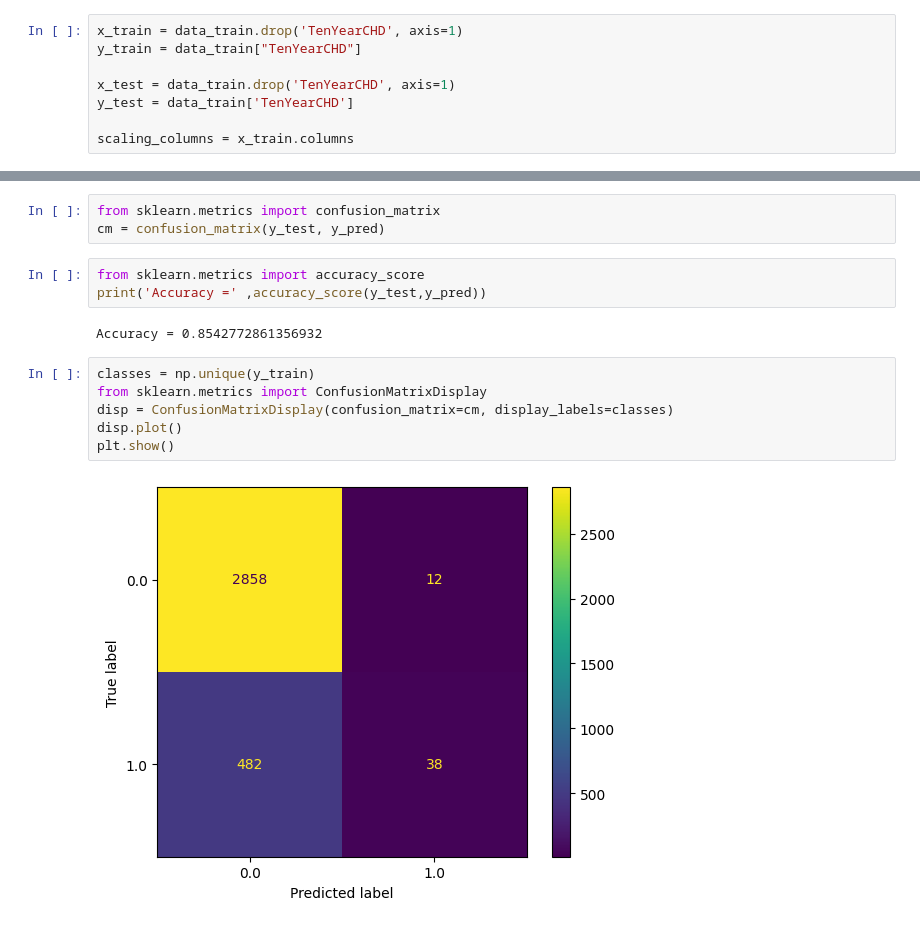
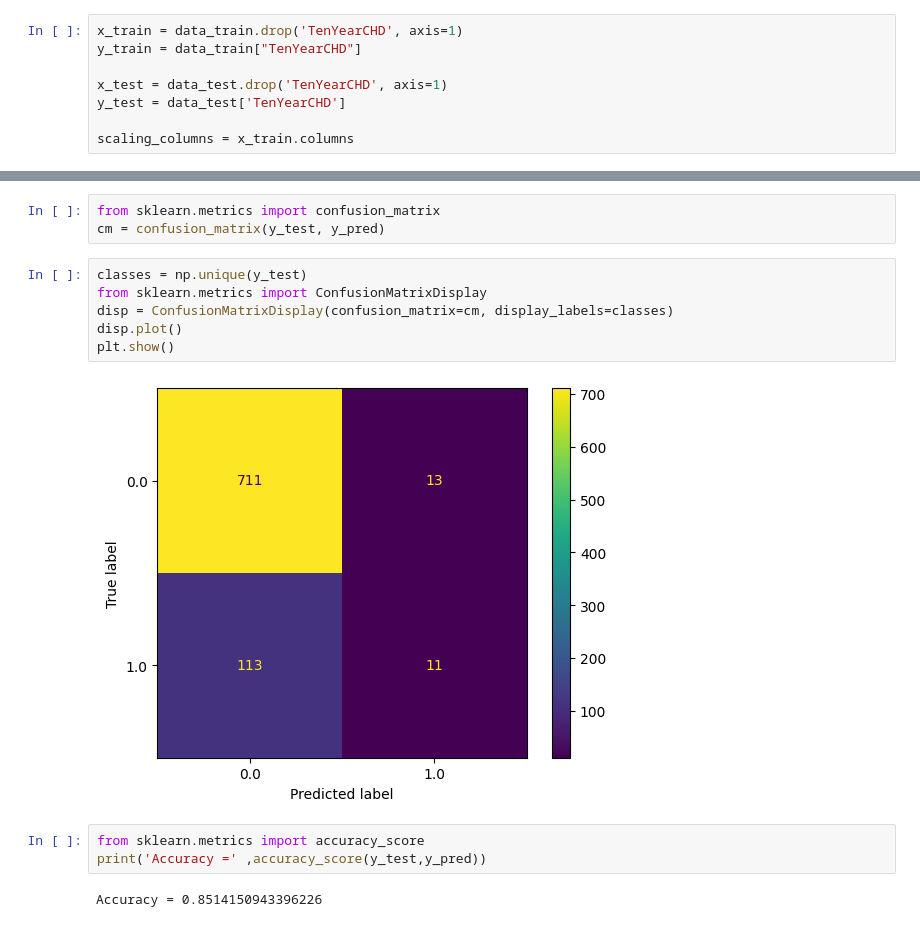
Before and after one commit to prammmoe/logistic-regression, a Jupyter notebook: logistic_regression.ipynb, the cells around one changed output, grey strips where cells are left out. Drawn from its saved outputs; the diff is of its cells as text.

```diff
--- a/logistic_regression.ipynb
+++ b/logistic_regression.ipynb
@@ -138,8 +176,8 @@ dtype: int64
 x_train = data_train.drop('TenYearCHD', axis=1)
 y_train = data_train["TenYearCHD"]
 
-x_test = data_train.drop('TenYearCHD', axis=1)
-y_test = data_train['TenYearCHD']
+x_test = data_test.drop('TenYearCHD', axis=1)
+y_test = data_test['TenYearCHD']
 
 scaling_columns = x_train.columns
 # %%
@@ -156,16 +196,16 @@ y_pred = LogReg.predict(x_test)
 # %%
 from sklearn.metrics import confusion_matrix
 cm = confusion_matrix(y_test, y_pred)
+# %%
+classes = np.unique(y_test)
+from sklearn.metrics import ConfusionMatrixDisplay
+disp = ConfusionMatrixDisplay(confusion_matrix=cm, display_labels=classes)
+disp.plot()
+plt.show()
+# %% [output]
+[figure, added]
 # %%
 from sklearn.metrics import accuracy_score
 print('Accuracy =' ,accuracy_score(y_test,y_pred))
 # %% [output]
-Accuracy = 0.8542772861356932
+Accuracy = 0.8514150943396226
-# %%
-classes = np.unique(y_train)
-from sklearn.metrics import ConfusionMatrixDisplay
-disp = ConfusionMatrixDisplay(confusion_matrix=cm, display_labels=classes)
-disp.plot()
-plt.show()
-# %% [output]
-[figure, removed]
```
Also changed, not shown: parts of 6 cells of this notebook.
